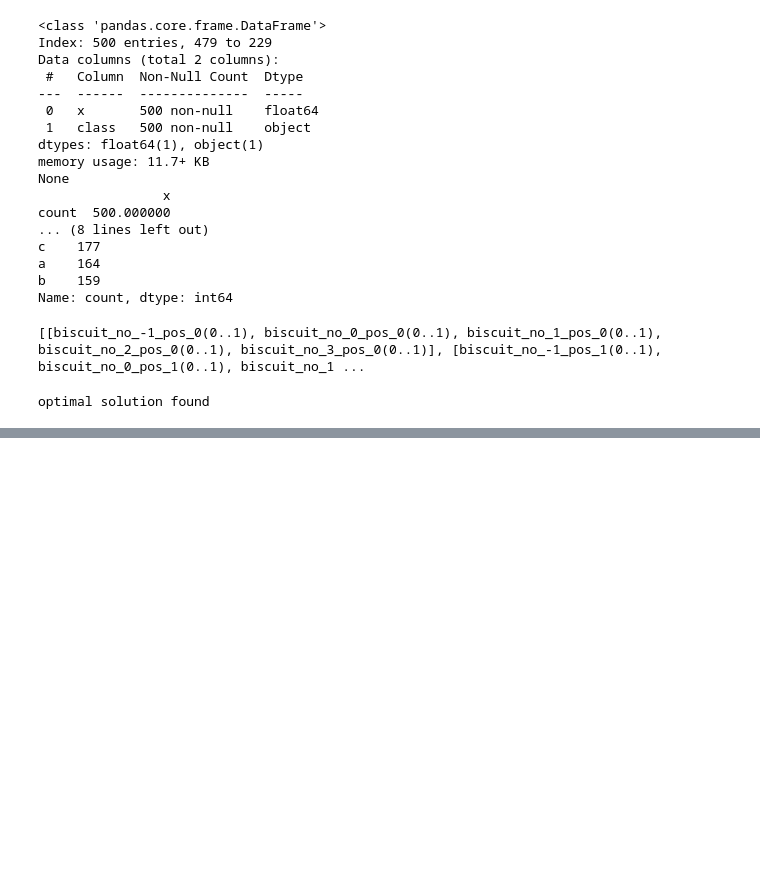
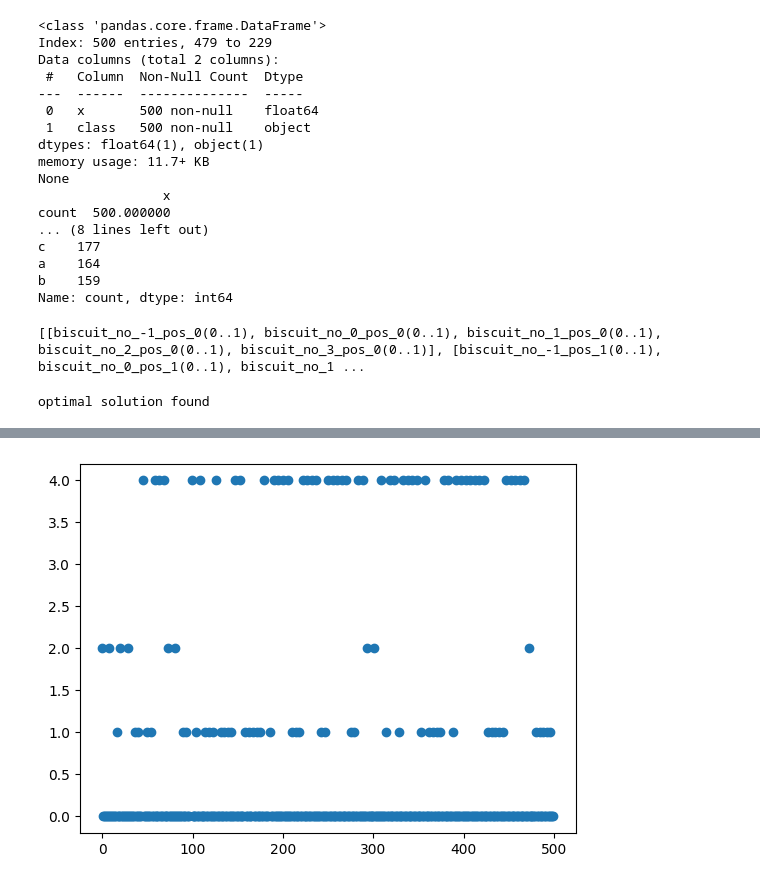
Before and after one commit to Omegalpha44/Project_AI_algorithm, a Jupyter notebook: code.ipynb, the cells around one changed output, grey strips where cells are left out. Cells and saved outputs as stored; diff of their text form; code cells hidden in the pictures; blank space fills up the shorter version.

```diff
--- a/code.ipynb
+++ b/code.ipynb
@@ -281,0 +282,7 @@ print(defect_checker(solution))
+# %%
+#plot the solution
+
+plt.plot(solution['x'], solution["biscuit_type"], 'o')
+plt.show()
+# %% [output]
+[figure, added]
```
Also changed, not shown: parts of 6 cells of this notebook.
